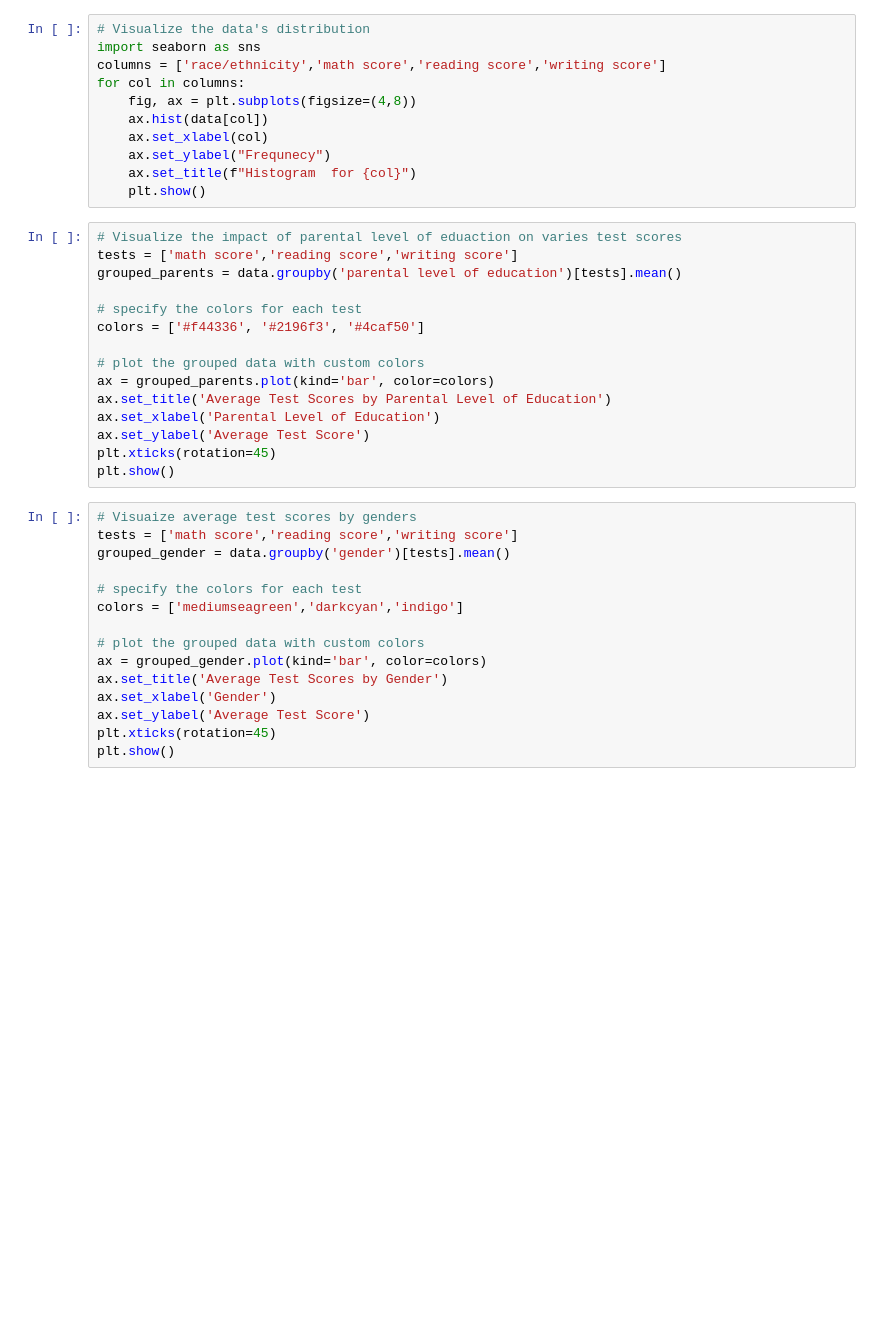
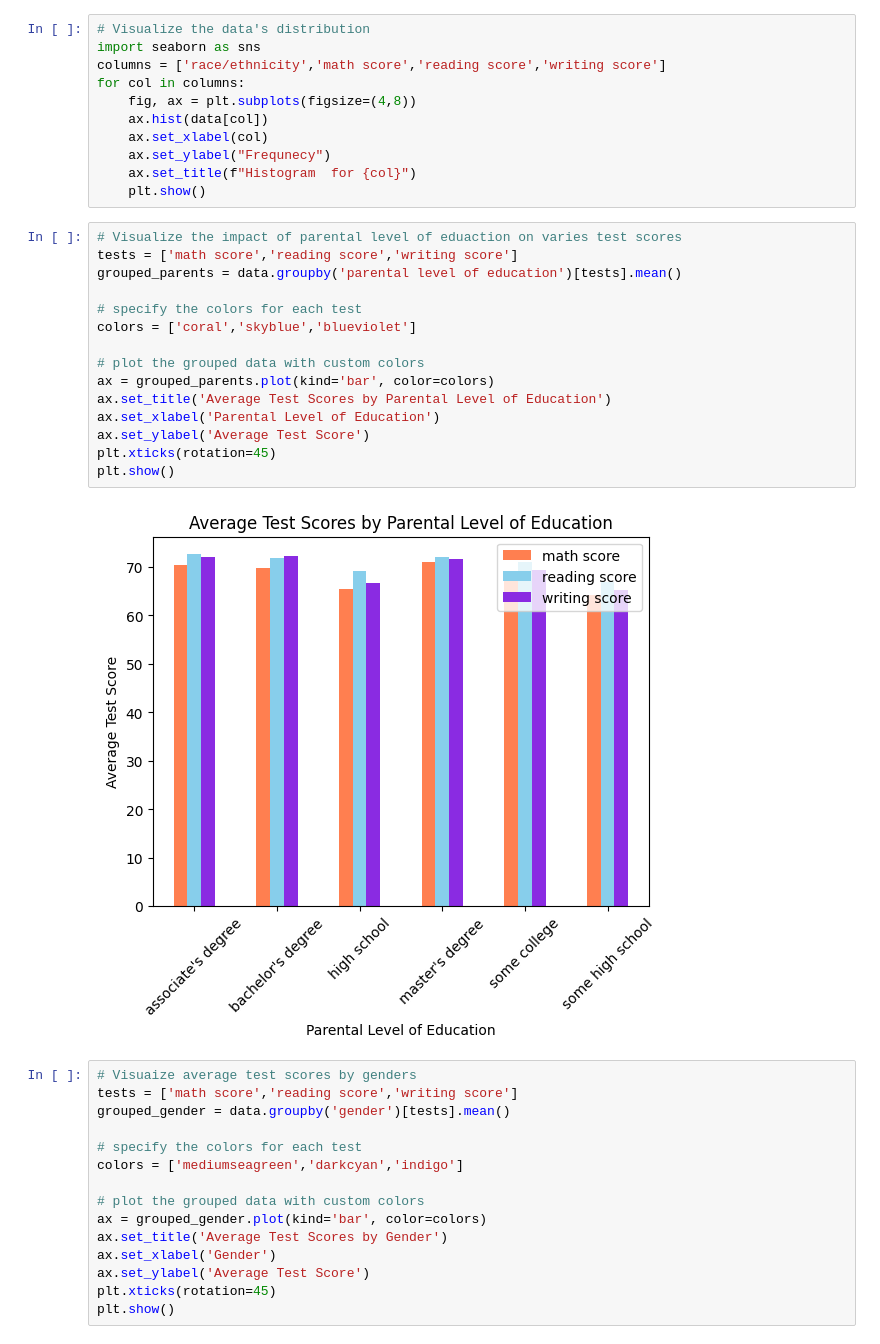
Before and after one commit to DanielPopoola/data-science-projects, a Jupyter notebook: Student-Performance-Prediction.ipynb, the cells around one changed output. Cells and saved outputs as stored; diff of their text form; blank space fills up the shorter version.

```diff
--- a/Student-Performance-Prediction.ipynb
+++ b/Student-Performance-Prediction.ipynb
@@ -62,18 +62,20 @@ for col in columns:
 # %%
 # Visualize the impact of parental level of eduaction on varies test scores
 tests = ['math score','reading score','writing score']
 grouped_parents = data.groupby('parental level of education')[tests].mean()
 
 # specify the colors for each test
-colors = ['#f44336', '#2196f3', '#4caf50']
+colors = ['coral','skyblue','blueviolet']
 
 # plot the grouped data with custom colors
 ax = grouped_parents.plot(kind='bar', color=colors)
 ax.set_title('Average Test Scores by Parental Level of Education')
 ax.set_xlabel('Parental Level of Education')
 ax.set_ylabel('Average Test Score')
 plt.xticks(rotation=45)
 plt.show()
+# %% [output]
+[figure, added]
 # %%
 # Visuaize average test scores by genders
 tests = ['math score','reading score','writing score']
```
Also changed, not shown: parts of 3 cells of this notebook.
